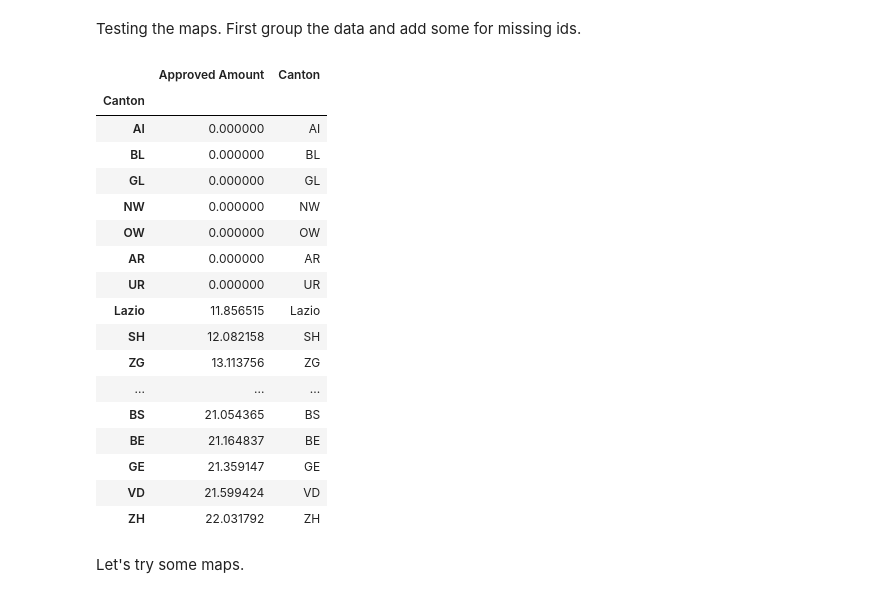
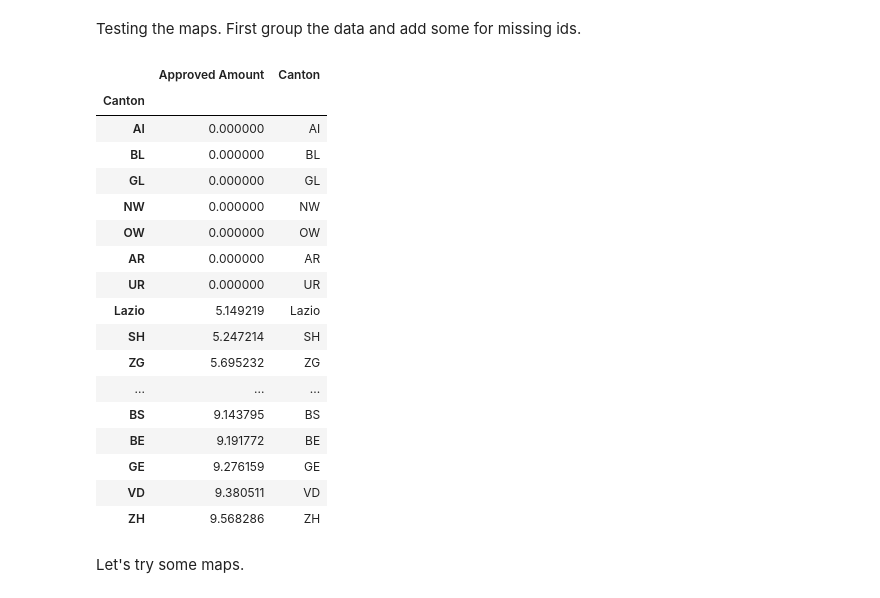
Before and after one commit to bojbilla/AdaHomeworks, a Jupyter notebook: 03 - Interactive Viz/HW3.ipynb, the cells around one changed output. Cells and saved outputs as stored; diff of their text form; code cells hidden in the pictures.

```diff
--- a/03 - Interactive Viz/HW3.ipynb
+++ b/03 - Interactive Viz/HW3.ipynb
@@ -358,32 +358,32 @@ Testing the maps. First group the data and add some for missing ids.
 # %%
 test = grants_with_cantons.copy()
 grouped_test = test[['Canton', 'Approved Amount']].groupby(by='Canton').sum()
 #add the canton as a column, required for folium
 grouped_test['Canton'] = grouped_test.index
 #add values for missing cantons
 grouped_test = grouped_test.append(pd.DataFrame({'Approved Amount': 0, 'Canton': ['UR', 'OW', 'NW', 'GL', 'BL', 'AR', 'AI']},
                                                 index=['UR', 'OW', 'NW', 'GL', 'BL', 'AR', 'AI']))
-grouped_test['Approved Amount'] = grouped_test['Approved Amount'].apply(lambda x: 0 if x == 0 else np.log(x))
+grouped_test['Approved Amount'] = grouped_test['Approved Amount'].apply(lambda x: 0 if x == 0 else np.log10(x))
 grouped_test.sort_values(by='Approved Amount')
 # %% [output]
 |  | Approved Amount | Canton |
 | Canton |  |  |
 | AI | 0.000000 | AI |
 | BL | 0.000000 | BL |
 | GL | 0.000000 | GL |
 | NW | 0.000000 | NW |
 | OW | 0.000000 | OW |
 | AR | 0.000000 | AR |
 | UR | 0.000000 | UR |
-| Lazio | 11.856515 | Lazio |
-| SH | 12.082158 | SH |
-| ZG | 13.113756 | ZG |
+| Lazio | 5.149219 | Lazio |
+| SH | 5.247214 | SH |
+| ZG | 5.695232 | ZG |
 | ... | ... | ... |
-| BS | 21.054365 | BS |
-| BE | 21.164837 | BE |
-| GE | 21.359147 | GE |
-| VD | 21.599424 | VD |
-| ZH | 22.031792 | ZH |
+| BS | 9.143795 | BS |
+| BE | 9.191772 | BE |
+| GE | 9.276159 | GE |
+| VD | 9.380511 | VD |
+| ZH | 9.568286 | ZH |
 # %% [markdown]
 Let's try some maps.
 # %% [markdown]
```
Also changed, not shown: parts of 1 cell of this notebook.
